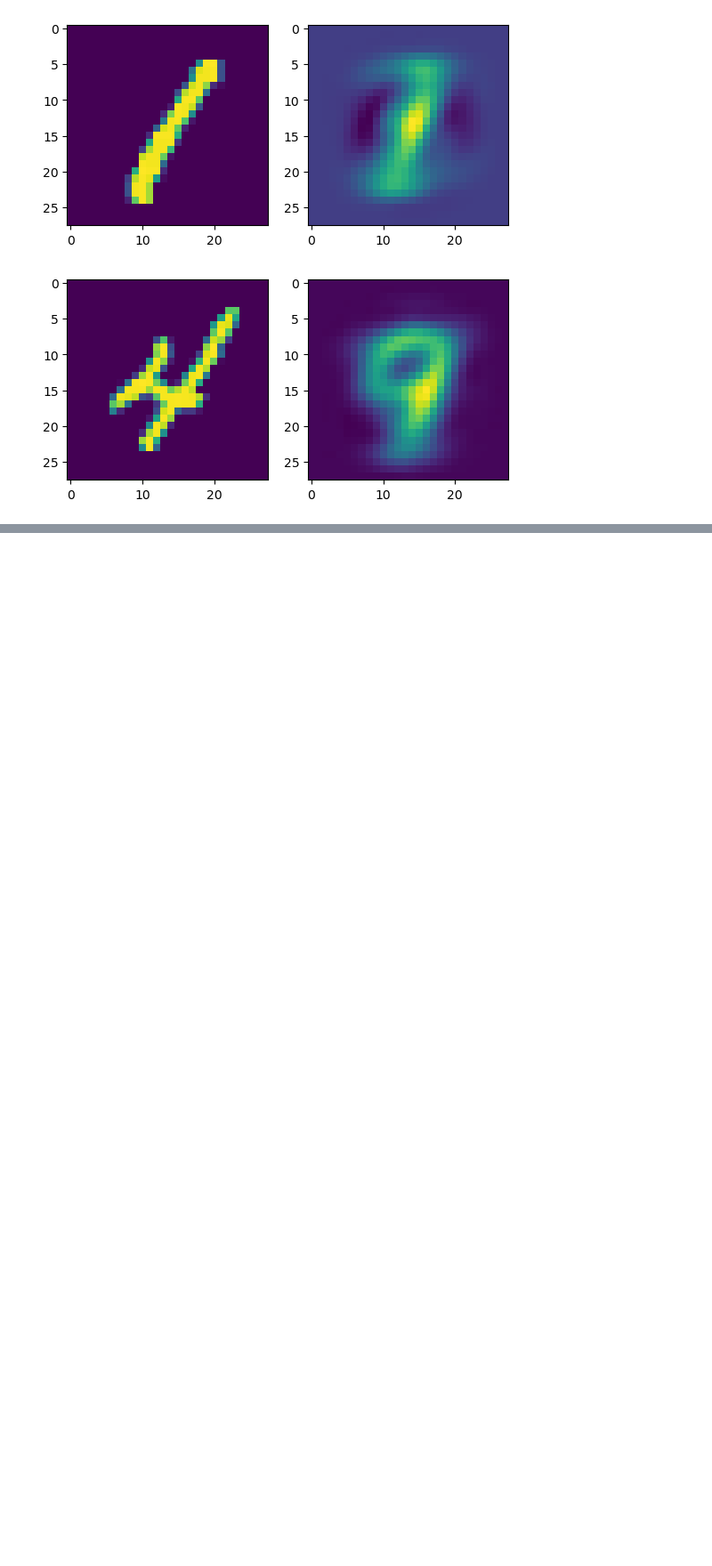
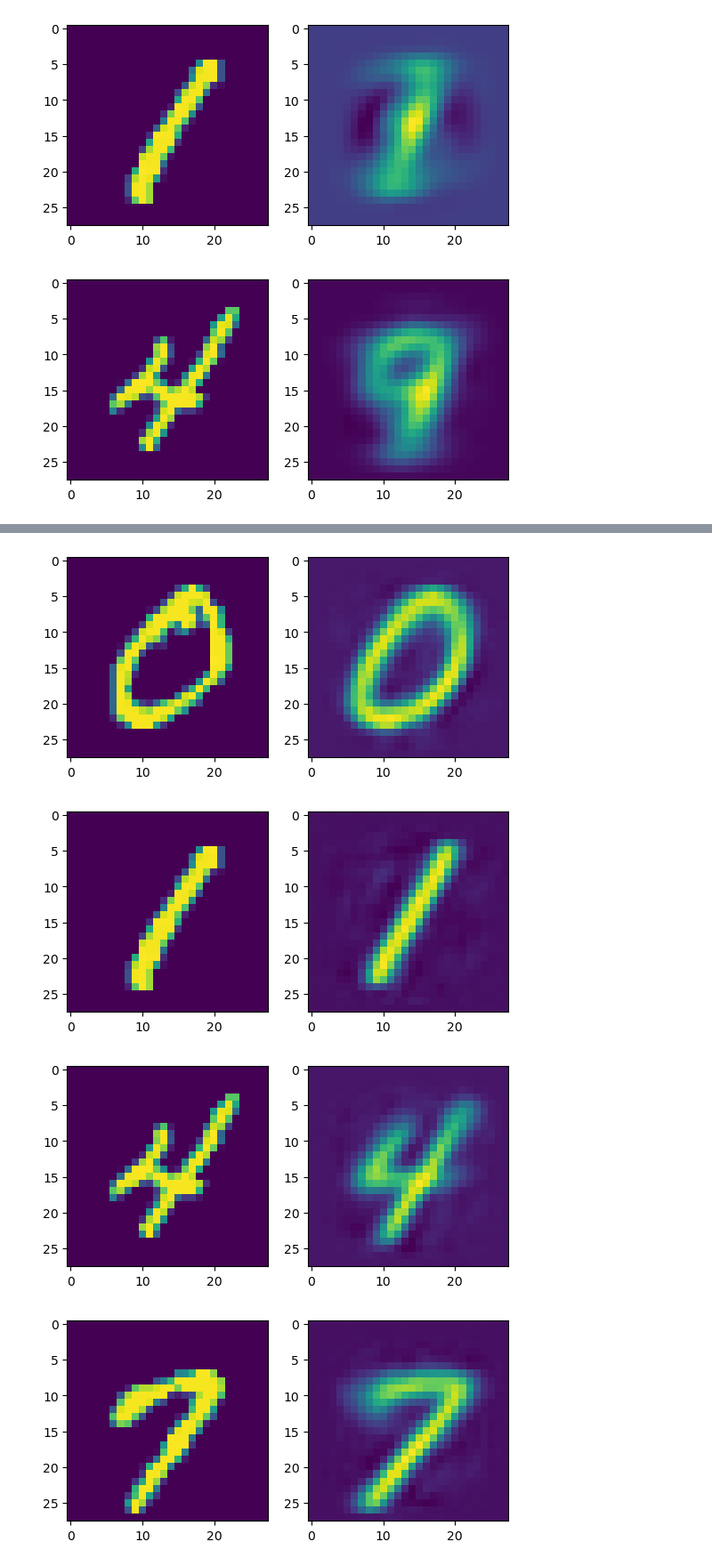
Before and after one commit to Efrazar/Bio-AI-foundations, a Jupyter notebook: Inside_Deep_Learning/07_Autoencoding_&_Self-supervision.ipynb, the cells around one changed output, grey strips where cells are left out. Shown at 89% size. Saved outputs shown, nothing was run; the diff lists cells and outputs as text; code cells hidden in the pictures; blank space fills up the shorter version.

```diff
--- a/Inside_Deep_Learning/07_Autoencoding_&_Self-supervision.ipynb
+++ b/Inside_Deep_Learning/07_Autoencoding_&_Self-supervision.ipynb
@@ -324,0 +369,9 @@ showEncodeDecode(pca_nonlinear, test_data_xy[9][0])
+# %%
+# Train the deeper autoencoder
+train_network_EZA(auto_encode_decode,
+                  mse_loss,
+                  train_loader,
+                  test_loader=test_loader,
+                  epochs=30,
+                  device=device
+)
@@ -324,0 +406,11 @@ showEncodeDecode(pca_nonlinear, test_data_xy[9][0])
+# %%
+# Lood at examples of the deeper autoencoder
+showEncodeDecode(auto_encode_decode, test_data_xy[1][0])
+showEncodeDecode(auto_encode_decode, test_data_xy[3][0])
+showEncodeDecode(auto_encode_decode, test_data_xy[9][0])
+showEncodeDecode(auto_encode_decode, test_data_xy[15][0])
+# %% [output]
+[figure, added]
+[figure, added]
+[figure, added]
+[figure, added]
```
Also changed, not shown: parts of 15 cells of this notebook.
